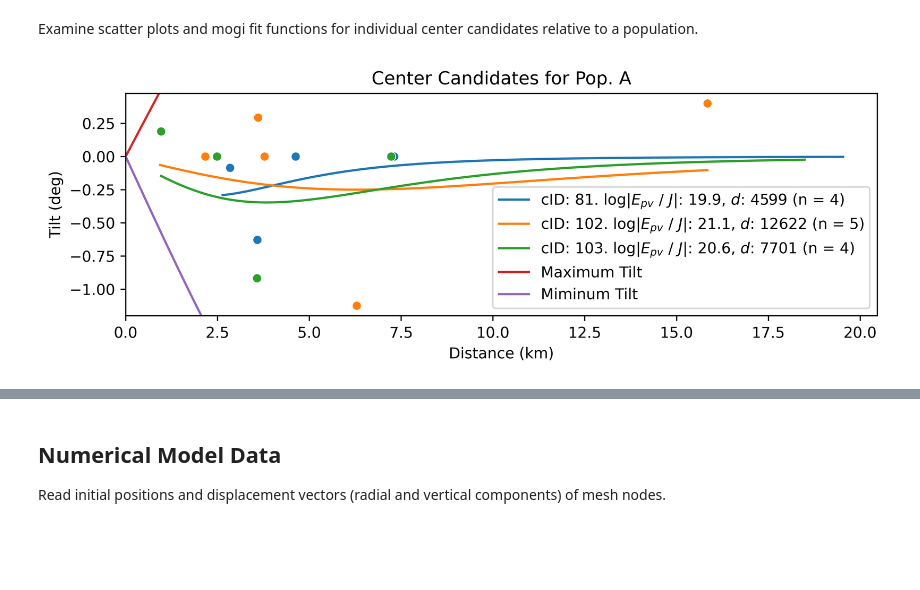
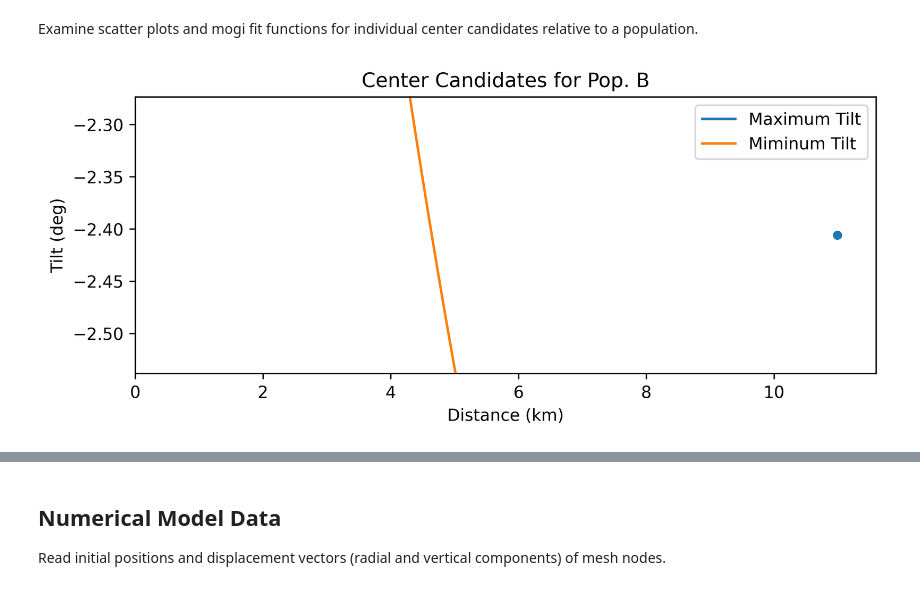
Before and after one commit to hernypeterson/thesis, a Jupyter notebook: code.ipynb, the cells around one changed output, grey strips where cells are left out. Cells and saved outputs as stored; diff of their text form; code cells hidden in the pictures; blank space fills up the shorter version.

```diff
--- a/code.ipynb
+++ b/code.ipynb
@@ -170,13 +172,13 @@ def tilt(beta1_measured, beta2, sl2, dist, az1_uncertainty=AZ1_UNCERTAINTY):
 fig = plt.figure(figsize = (8, 3), dpi=600)
 
 test_dist = np.arange(1, 100_000)
-test_max_tilt = mogi_tilt(test_dist, MAX_PV, TEST_D)
-test_min_tilt = mogi_tilt(test_dist, -MAX_PV, TEST_D)
+test_max_tilt = mogi_tilt(test_dist, MAX_EPV, TEST_D)
+test_min_tilt = mogi_tilt(test_dist, -MAX_EPV, TEST_D)
 test_dist_km = test_dist / 1000
 
 sns.lineplot(x=test_dist_km,y=test_max_tilt,label='Maximum')
 sns.lineplot(x=test_dist_km,y=test_min_tilt,label='Minimum')
-plt.title(f'Tilt Cutoff Envelope using $d = ${TEST_D/1000} km, ' + "$E_{PV} = $" + f'{MAX_PV} J')
+plt.title(f'Tilt Cutoff Envelope using $d = ${TEST_D/1000} km, ' + "$E_{PV} = $" + f'{MAX_EPV} J')
 plt.xlabel('Tilt (deg)')
 plt.xlabel('Distance (km)')
 
@@ -186,5 +188,5 @@ def add_envelope_to_plot(min: bool = True, max: bool = True):
     if min:
         sns.lineplot(x=test_dist_km,y=test_min_tilt, label='Miminum Tilt')
 
-save_pdf(name='envelope')
+# save_pdf(name='envelope')
 # %% [output]
@@ -223,7 +225,7 @@ class Center:
 
         sns.scatterplot(data=self.data, x='dist', y='tilt')
 
-        plt.title(f"Tilt from Center {self.cID} under cutoff: {MAX_PV = }, {TEST_D = }")
+        plt.title(f"Tilt from Center {self.cID} under cutoff: {MAX_EPV = }, {TEST_D = }")
         plt.xlabel("Distance (km)")
         plt.ylabel("Tilt (deg)")
 
@@ -444,3 +426,10 @@ sns.scatterplot(data=centers_eval,x='LON',y='LAT',c=centers_eval['A_d'])
+# %%
+centers_eval = pd.DataFrame(scores).transpose().set_axis(score_names, axis=1)
+
+# replace inf with NaN to ensure export as numbers
+centers_eval = centers_eval.replace([np.inf, -np.inf], np.nan)
+
+centers_eval.to_csv(f'{map_path}centers_eval_med_Epv_guess.csv')
 # %% [markdown]
 Are computed parameters simply "hugging" those used to define the mogi tilt cutoff? While they are centered around zero, they spread over multiple orders of magnitude, particularly the energy term which is much less constrained. Depth ranging over even a fraction of an oder of magnitude is convincing here (considering that the true range of realistic reservoir depths is a very narrow range).
 # %%
@@ -477,41 +466,45 @@ Examine scatter plots and mogi fit functions for individual center candidates re
 # %%
 def plot_scatter_fit(cIDs: list, pop: Population, name: str = None, show_max: bool = False, show_min: bool = False):  # type: ignore
 
     fig = plt.figure(figsize=(8, 3), dpi=600)
 
     for cID in cIDs:
         spot_check = centers_calc[cID - 1].data.loc[(pop.sIDs, pop.feature), :]
         sns.scatterplot(data=spot_check, x='dist_km', y='tilt')
         eval = centers_eval.loc[cID]
 
-        pv = eval[f'{pop.name}_pv']
-        d = eval[f'{pop.name}_d']
+        pv = eval[f'{pop.name}_Epv_est']
+        d = eval[f'{pop.name}_d_est']
 
-        num = int(eval[f'{pop.name}_num_tiltable'])
+        frac = int(eval[f'{pop.name}_frac_tiltable'])
 
-        mogi_dist = np.linspace(
-            np.min(spot_check['dist']), np.max(spot_check['dist']), 100)
-        mogi_dist_km = mogi_dist / 1000
-        label = f"cID: {cID}. " + "$\log|E_{pv}\ /\ J|$: " + \
-            f"{round(np.log10(np.abs(pv)),1)}, $d$: {round(d)} (n = {num})"
-        sns.lineplot(x=mogi_dist_km, y=mogi_tilt(
-            mogi_dist, pv, d), label=label)
+        if not np.isnan(pv):
+            mogi_dist = np.linspace(
+                0,
+                np.max(spot_check['dist']),
+                100
+            )
+            mogi_dist_km = mogi_dist / 1000
+            label = f"cID: {cID}. " + "$\\log|E_{pv}\\ /\\ J|$: " + \
+                f"{round(np.log10(np.abs(pv)),1)}, $d$: {round(d)} (f = {frac})"
+            sns.lineplot(x=mogi_dist_km, y=mogi_tilt(
+                mogi_dist, pv, d), label=label)
 
     # set extent based on data first, then add envelope
     plt.xlim(0, None)
     plt.ylim(None, None)
     add_envelope_to_plot(max=show_max, min=show_min)
 
     plt.ylabel('Tilt (deg)')
     plt.xlabel('Distance (km)')
     plt.title(f'Center Candidates for Pop. {pop.name}')
     plt.legend(facecolor='none')
 
     # save plot with name if passed as argument
     if name is not None:
         save_pdf(name)
 
 
-plot_scatter_fit([81, 102, 103], pop_a, show_min=True, show_max=True,) # name='scatter-fit-a'
+plot_scatter_fit([148], pop_b, show_min=True, show_max=True,) # name='scatter-fit-a'
 # %% [output]
-[figure, old version]
+[figure, new version]
```
Also changed, not shown: parts of 25 cells of this notebook, 1 other file.
